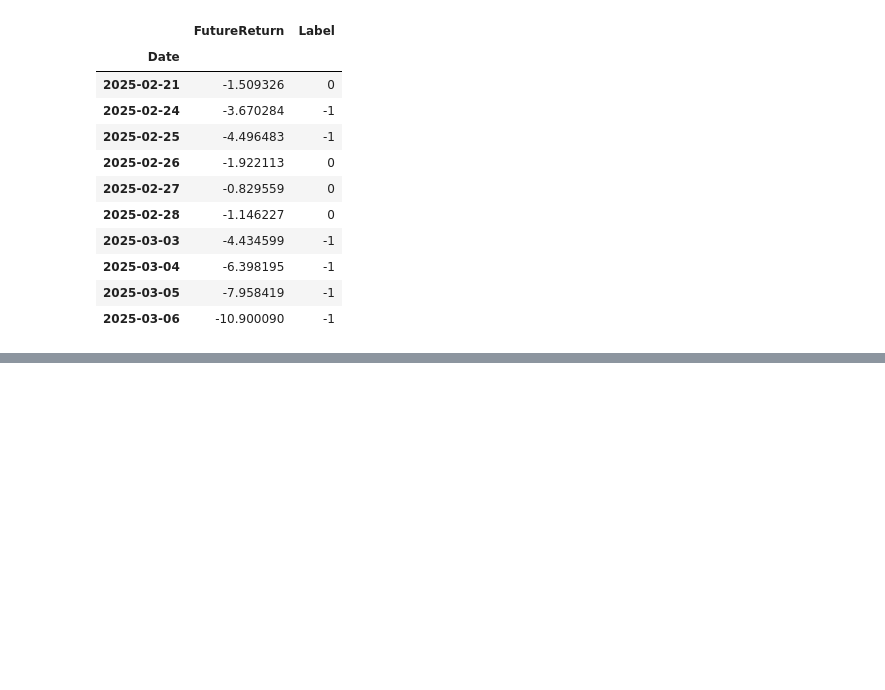
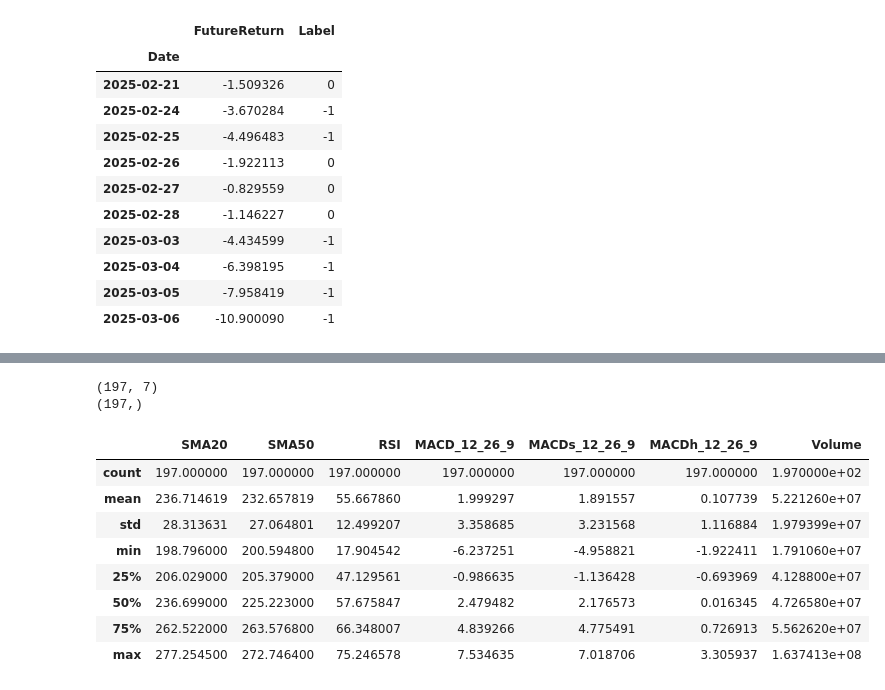
Before and after one commit to alaricbat/FinancialApp, a Jupyter notebook: AA002FinancialAI/ai-module/svm/svm_kernel.ipynb, the cells around one changed output, grey strips where cells are left out. Saved outputs shown, nothing was run; the diff lists cells and outputs as text; code cells hidden in the pictures; blank space fills up the shorter version.

```diff
--- a/AA002FinancialAI/ai-module/svm/svm_kernel.ipynb
+++ b/AA002FinancialAI/ai-module/svm/svm_kernel.ipynb
@@ -413,0 +521,28 @@ apple_last_year_df[
+# %%
+FEATURES = [
+    "SMA20",
+    "SMA50",
+    "RSI",
+    "MACD_12_26_9",
+    "MACDs_12_26_9",
+    "MACDh_12_26_9",
+    "Volume"
+]
+# %%
+X = apple_last_year_df[FEATURES]
+y = apple_last_year_df["Label"]
+print(X.shape)
+print(y.shape)
+X.describe()
+# %% [output]
+(197, 7)
+(197,)
+|  | SMA20 | SMA50 | RSI | MACD_12_26_9 | MACDs_12_26_9 | MACDh_12_26_9 | Volume |
+| count | 197.000000 | 197.000000 | 197.000000 | 197.000000 | 197.000000 | 197.000000 | 1.970000e+02 |
+| mean | 236.714619 | 232.657819 | 55.667860 | 1.999297 | 1.891557 | 0.107739 | 5.221260e+07 |
+| std | 28.313631 | 27.064801 | 12.499207 | 3.358685 | 3.231568 | 1.116884 | 1.979399e+07 |
+| min | 198.796000 | 200.594800 | 17.904542 | -6.237251 | -4.958821 | -1.922411 | 1.791060e+07 |
+| 25% | 206.029000 | 205.379000 | 47.129561 | -0.986635 | -1.136428 | -0.693969 | 4.128800e+07 |
+| 50% | 236.699000 | 225.223000 | 57.675847 | 2.479482 | 2.176573 | 0.016345 | 4.726580e+07 |
+| 75% | 262.522000 | 263.576800 | 66.348007 | 4.839266 | 4.775491 | 0.726913 | 5.562620e+07 |
+| max | 277.254500 | 272.746400 | 75.246578 | 7.534635 | 7.018706 | 3.305937 | 1.637413e+08 |
```
Also changed, not shown: parts of 16 cells of this notebook.
